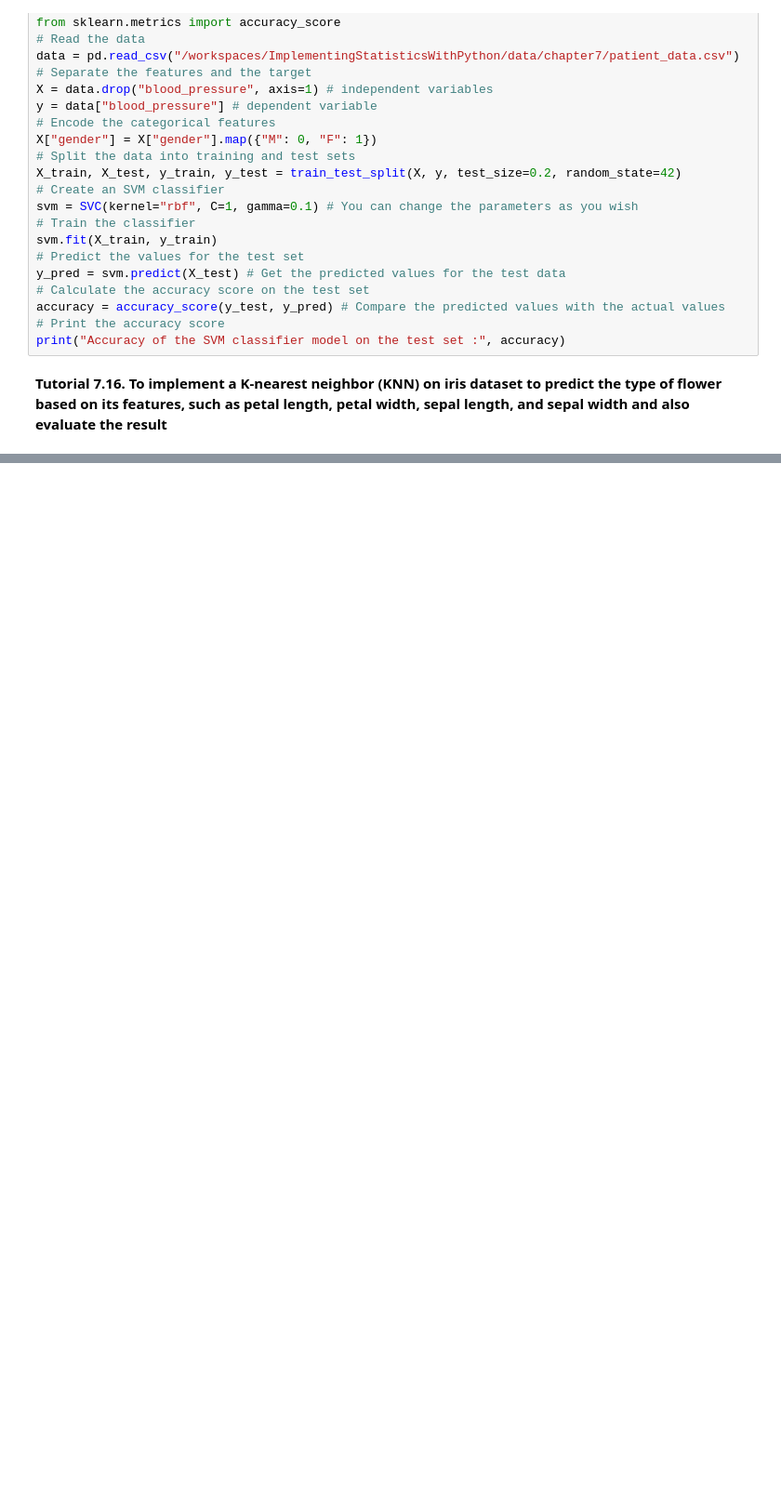
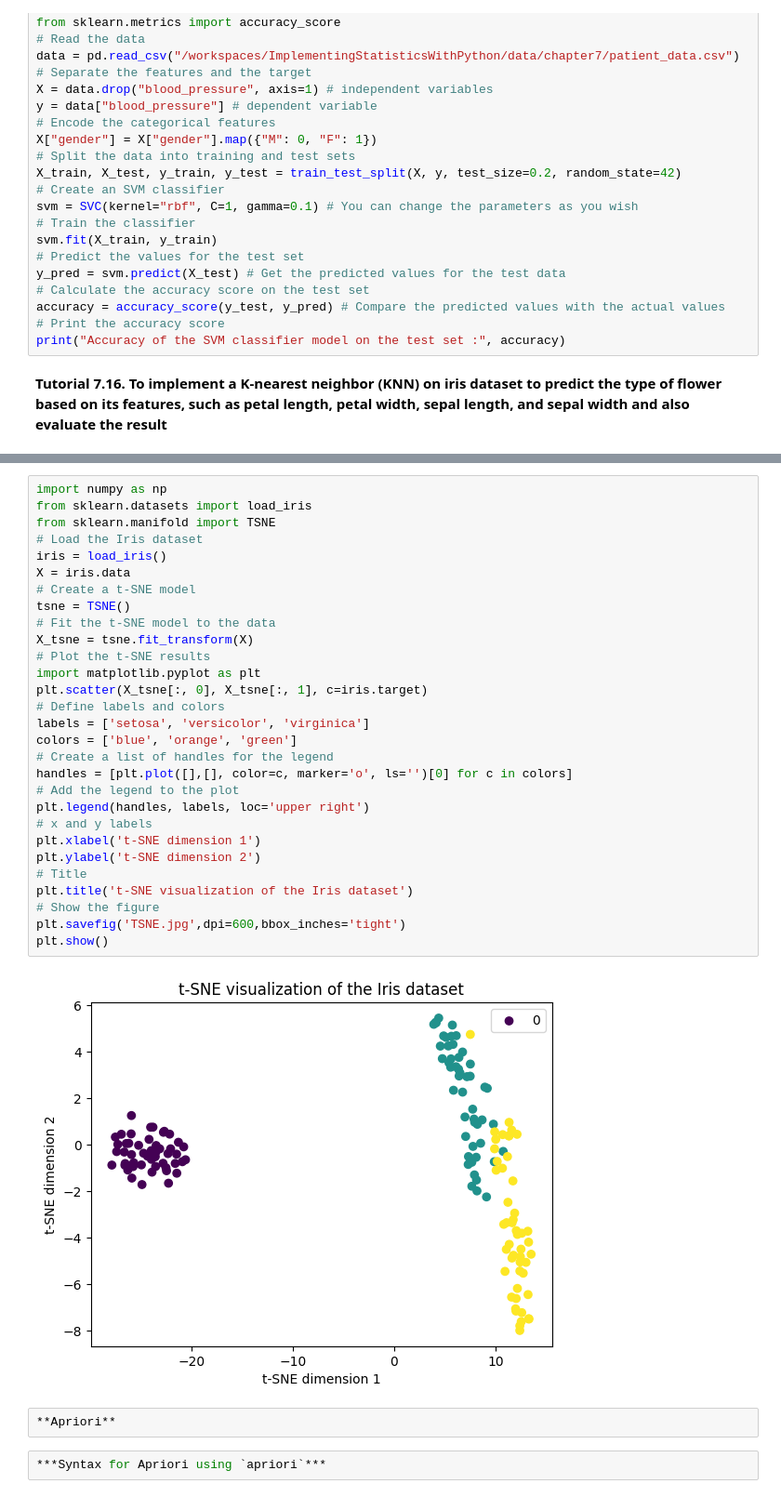
Before and after one commit to bpbpublications/Statistics-for-Data-Scientists-and-Analysts, a Jupyter notebook: notebooks/chapter7/chapter7.ipynb, the cells around one changed output, grey strips where cells are left out. Shown at 93% size. Saved outputs shown, nothing was run; the diff lists cells and outputs as text; blank space fills up the shorter version.

```diff
--- a/notebooks/chapter7/chapter7.ipynb
+++ b/notebooks/chapter7/chapter7.ipynb
@@ -401,0 +596,35 @@ Accuracy of the KNN classifier on the test set : 1.0
+# %%
+import numpy as np
+from sklearn.datasets import load_iris
+from sklearn.manifold import TSNE
+# Load the Iris dataset
+iris = load_iris()
+X = iris.data
+# Create a t-SNE model
+tsne = TSNE()
+# Fit the t-SNE model to the data
+X_tsne = tsne.fit_transform(X)
+# Plot the t-SNE results
+import matplotlib.pyplot as plt
+plt.scatter(X_tsne[:, 0], X_tsne[:, 1], c=iris.target)
+# Define labels and colors
+labels = ['setosa', 'versicolor', 'virginica']
+colors = ['blue', 'orange', 'green']
+# Create a list of handles for the legend
+handles = [plt.plot([],[], color=c, marker='o', ls='')[0] for c in colors]
+# Add the legend to the plot
+plt.legend(handles, labels, loc='upper right')
+# x and y labels
+plt.xlabel('t-SNE dimension 1')
+plt.ylabel('t-SNE dimension 2')
+# Title
+plt.title('t-SNE visualization of the Iris dataset')
+# Show the figure
+plt.savefig('TSNE.jpg',dpi=600,bbox_inches='tight')
+plt.show()
+# %% [output]
+[figure, added]
+# %%
+**Apriori**
+# %%
+***Syntax for Apriori using `apriori`***
```
Also changed, not shown: parts of 43 cells of this notebook.
